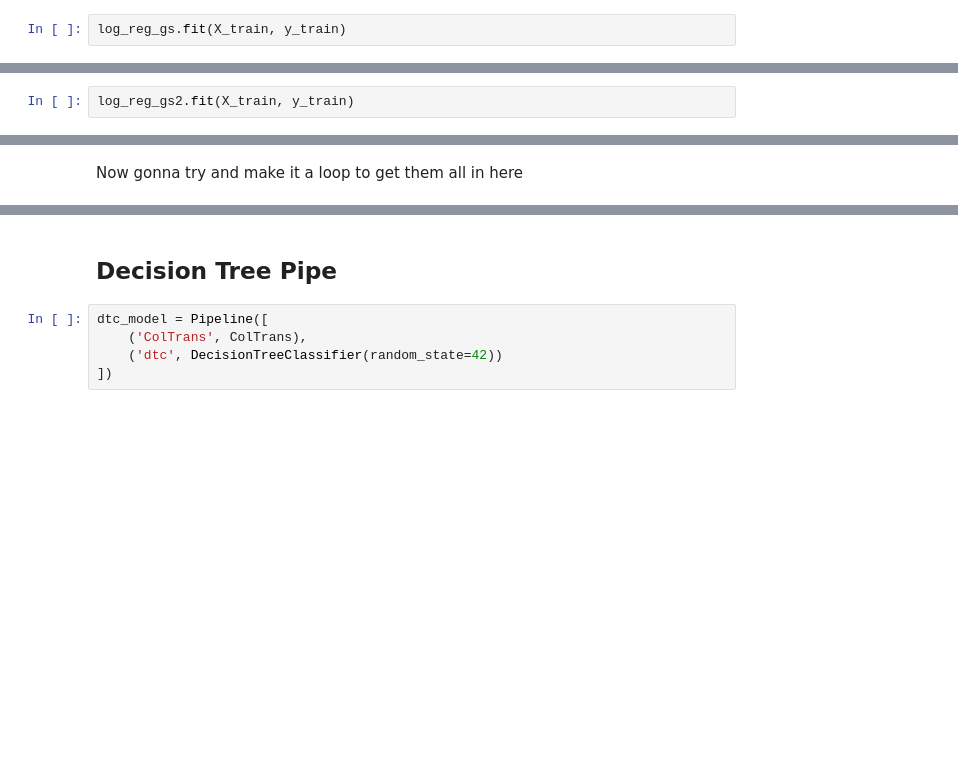
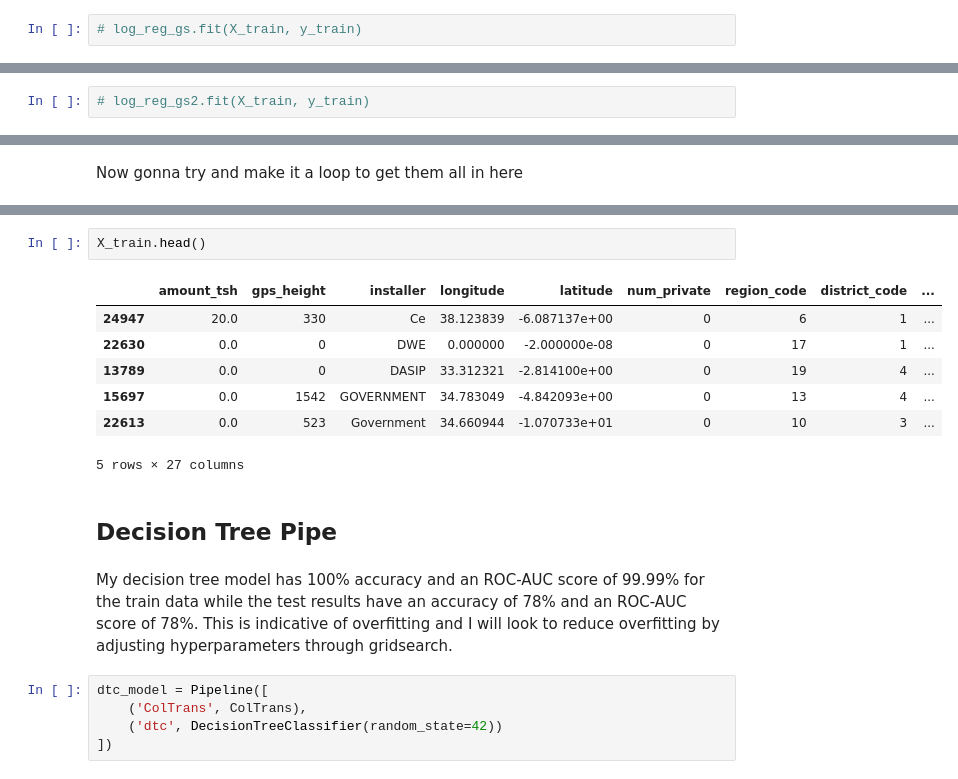
Before and after one commit to mduncan23/Tanzanian-Water-Wells-Analysis, a Jupyter notebook: Water_well_clean.ipynb, the cells around one changed output, grey strips where cells are left out. Saved outputs shown, nothing was run; the diff lists cells and outputs as text; blank space fills up the shorter version.

Commit message:
refining models and created .py file

```diff
--- a/Water_well_clean.ipynb
+++ b/Water_well_clean.ipynb
@@ -515,2 +457,2 @@ log_reg_gs = GridSearchCV(estimator=log_reg_model, param_grid=log_params, cv=10,
 # %%
-log_reg_gs.fit(X_train, y_train)
+# log_reg_gs.fit(X_train, y_train)
@@ -579,2 +482,2 @@ log_reg_gs2 = GridSearchCV(estimator=log_reg_model, param_grid=log_params2, cv=5
 # %%
-log_reg_gs2.fit(X_train, y_train)
+# log_reg_gs2.fit(X_train, y_train)
@@ -826,5 +604,17 @@ kmeans_results_df
+# %%
+X_train.head()
+# %% [output]
+|  | amount_tsh | gps_height | installer | longitude | latitude | num_private | region_code | district_code | ... |
+| 24947 | 20.0 | 330 | Ce | 38.123839 | -6.087137e+00 | 0 | 6 | 1 | ... |
+| 22630 | 0.0 | 0 | DWE | 0.000000 | -2.000000e-08 | 0 | 17 | 1 | ... |
+| 13789 | 0.0 | 0 | DASIP | 33.312321 | -2.814100e+00 | 0 | 19 | 4 | ... |
+| 15697 | 0.0 | 1542 | GOVERNMENT | 34.783049 | -4.842093e+00 | 0 | 13 | 4 | ... |
+| 22613 | 0.0 | 523 | Government | 34.660944 | -1.070733e+01 | 0 | 10 | 3 | ... |
+5 rows × 27 columns
 # %% [markdown]
 ## Decision Tree Pipe
+# %% [markdown]
+My decision tree model has 100% accuracy and an ROC-AUC score of 99.99% for the train data while the test results have an accuracy of 78% and an ROC-AUC score of 78%. This is indicative of overfitting and I will look to reduce overfitting by adjusting hyperparameters through gridsearch.
 # %%
 dtc_model = Pipeline([
     ('ColTrans', ColTrans),
```
Also changed, not shown: parts of 97 cells of this notebook, 5 other files.
